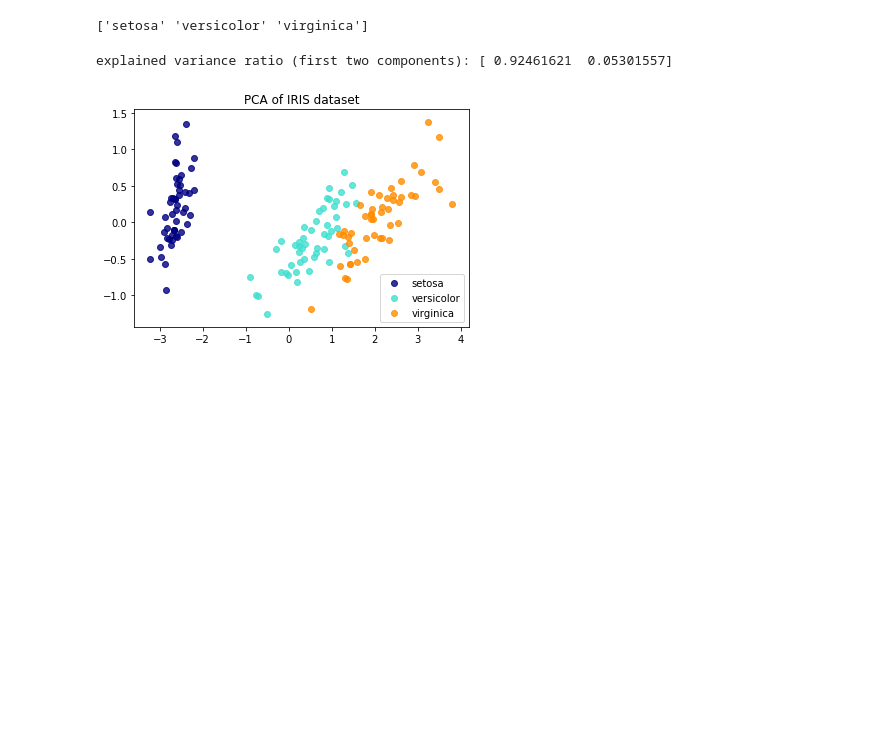
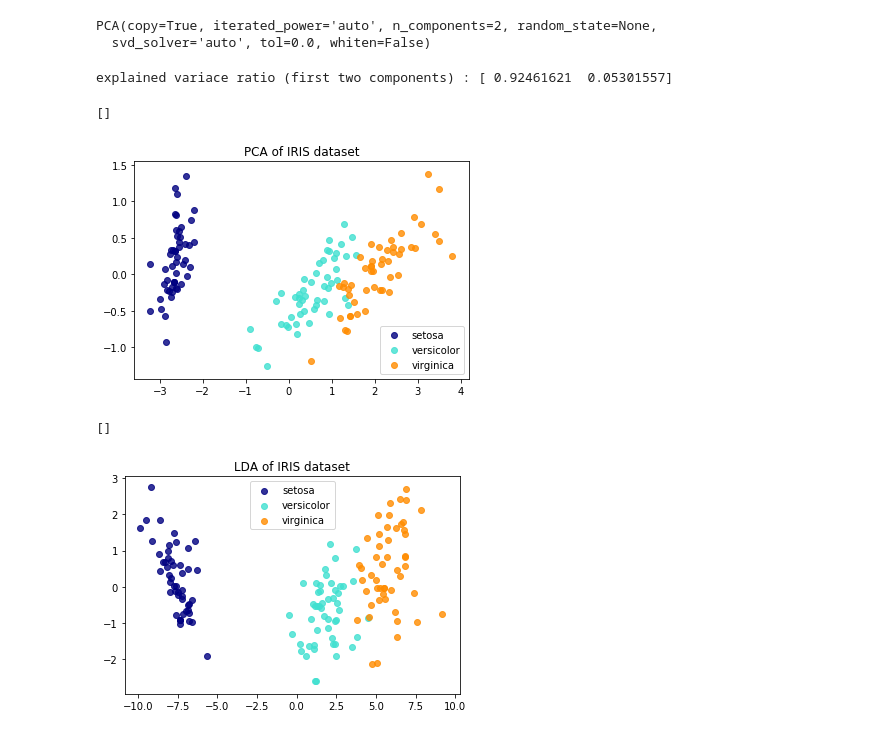
Before and after one commit to shimoda0612/msm11, a Jupyter notebook: msm11.ipynb, the cells around one changed output. Saved outputs shown, nothing was run; the diff lists cells and outputs as text; code cells hidden in the pictures; blank space fills up the shorter version.

```diff
--- a/msm11.ipynb
+++ b/msm11.ipynb
@@ -10,28 +11,43 @@ from sklearn import decomposition
 iris = datasets.load_iris()
 # %%
 X = iris.data
-Y = iris.target
+y = iris.target
 target_names = iris.target_names
 
 pca = decomposition.PCA(n_components=2)
 X_r = pca.fit(X).transform(X)
 
-print(target_names)
+lda = LinearDiscriminantAnalysis(n_components=2)
+X_r2 = lda.fit(X, y).transform(X)
+
+print(pca)
 # %% [output]
-['setosa' 'versicolor' 'virginica']
+PCA(copy=True, iterated_power='auto', n_components=2, random_state=None,
+  svd_solver='auto', tol=0.0, whiten=False)
 # %%
-print('explained variance ratio (first two components): %s'
+print('explained variace ratio (first two components) : %s'
      % str(pca.explained_variance_ratio_))
-
 colors = ['navy', 'turquoise', 'darkorange']
 
 for color, i, target_name in zip(colors, [0, 1, 2], target_names):
-    plt.scatter(X_r[y ==i, 0], X_r[y == i, 1], color=color, alpha=.8,
+    plt.scatter(X_r[y ==i, 0], X_r[y ==i, 1], color=color, alpha=.8,
                label=target_name)
-    plt.legend(loc='best', shadow=False, scatterpoints=1)
-    plt.title('PCA of IRIS dataset')
+plt.legend(loc = 'best', shadow=False, scatterpoints=1)
+plt.title('PCA of IRIS dataset')
 
-    plt.plot
+plt.plot()
 # %% [output]
-explained variance ratio (first two components): [ 0.92461621  0.05301557]
+explained variace ratio (first two components) : [ 0.92461621  0.05301557]
+[]
 [figure]
+# %%
+for color, i, target_name in zip(colors, [0, 1, 2], target_names) :
+    plt.scatter(X_r2[y ==i, 0], X_r2[y ==i, 1], alpha=.8, color=color,
+                label = target_name)
+plt.legend(loc='best', shadow=False, scatterpoints=1)
+plt.title('LDA of IRIS dataset')
+
+plt.plot()
+# %% [output]
+[]
+[figure, added]
```
Also changed, not shown: parts of 1 cell of this notebook.
